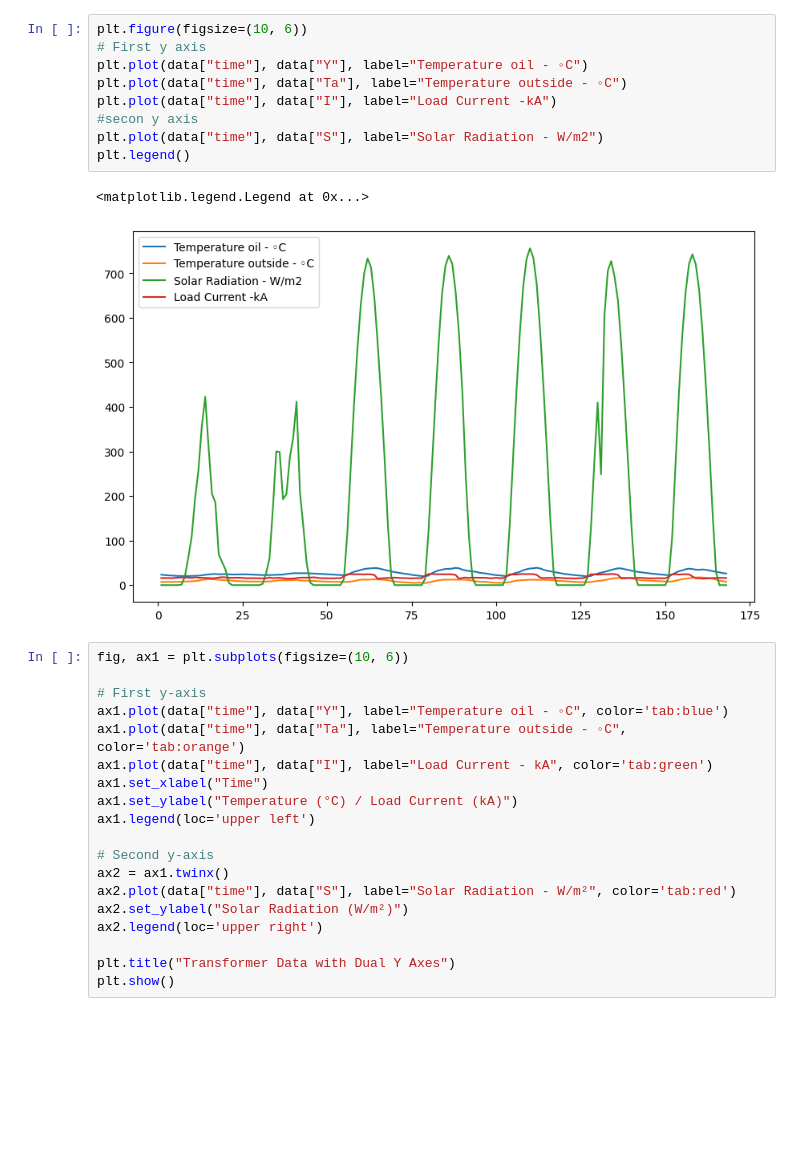
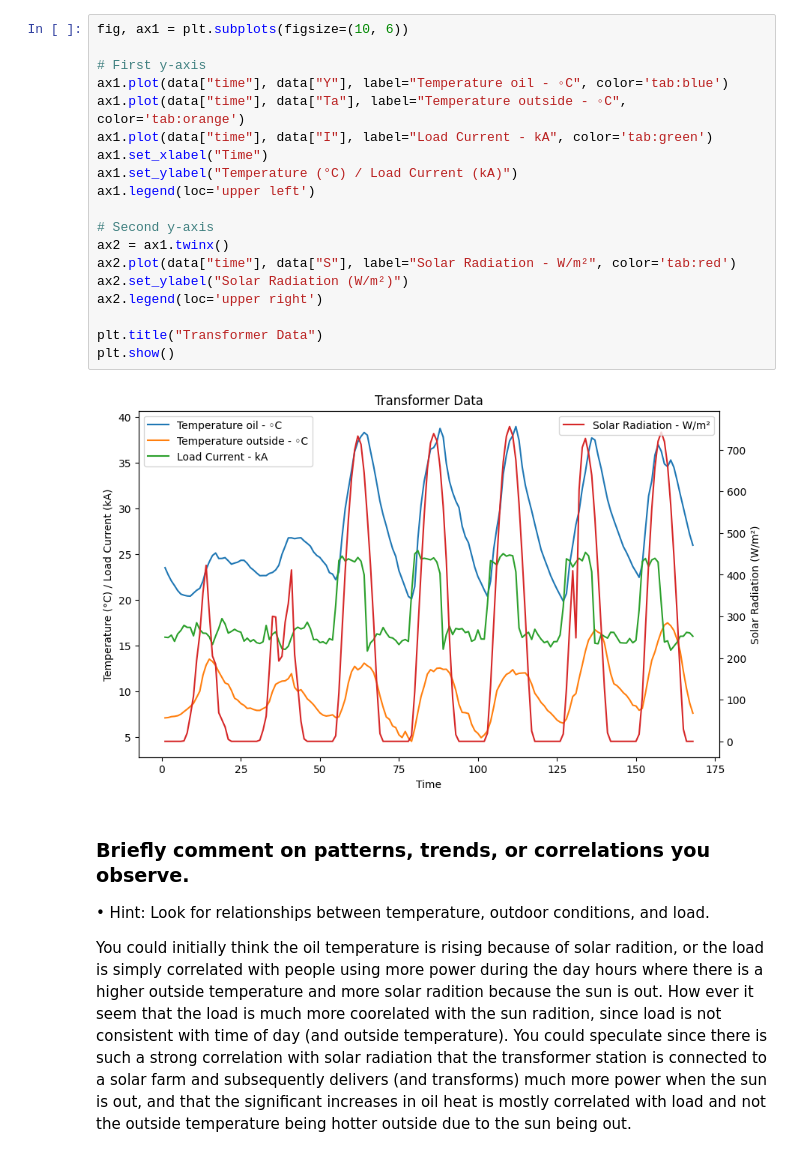
Before and after one commit to luca2618/Timeseries, a Jupyter notebook: assignment4/part2sylvester.ipynb, the cells around one changed output. Cells and saved outputs as stored; diff of their text form; blank space fills up the shorter version.

```diff
--- a/assignment4/part2sylvester.ipynb
+++ b/assignment4/part2sylvester.ipynb
@@ -21,34 +23,29 @@ data
 | 166 | 167 | 27.118660 | 8.700000 | 0.0 | 16.370292 |
 | 167 | 168 | 25.956717 | 7.600000 | 0.0 | 16.007713 |
 168 rows × 5 columns
-# %%
-plt.figure(figsize=(10, 6))
-# First y axis
-plt.plot(data["time"], data["Y"], label="Temperature oil - ◦C")
-plt.plot(data["time"], data["Ta"], label="Temperature outside - ◦C")
-plt.plot(data["time"], data["I"], label="Load Current -kA")
-#secon y axis
-plt.plot(data["time"], data["S"], label="Solar Radiation - W/m2")
-plt.legend()
-# %% [output]
-<matplotlib.legend.Legend at 0x...>
-[figure, removed]
 # %%
 fig, ax1 = plt.subplots(figsize=(10, 6))
 
 # First y-axis
 ax1.plot(data["time"], data["Y"], label="Temperature oil - ◦C", color='tab:blue')
 ax1.plot(data["time"], data["Ta"], label="Temperature outside - ◦C", color='tab:orange')
 ax1.plot(data["time"], data["I"], label="Load Current - kA", color='tab:green')
 ax1.set_xlabel("Time")
 ax1.set_ylabel("Temperature (°C) / Load Current (kA)")
 ax1.legend(loc='upper left')
 
 # Second y-axis
 ax2 = ax1.twinx()
 ax2.plot(data["time"], data["S"], label="Solar Radiation - W/m²", color='tab:red')
 ax2.set_ylabel("Solar Radiation (W/m²)")
 ax2.legend(loc='upper right')
 
-plt.title("Transformer Data with Dual Y Axes")
+plt.title("Transformer Data")
 plt.show()
+# %% [output]
+[figure, added]
+# %% [markdown]
+### Briefly comment on patterns, trends, or correlations you observe.
+• Hint: Look for relationships between temperature, outdoor conditions, and load.
+
+You could initially think the oil temperature is rising because of solar radition, or the load is simply correlated with people using more power during the day hours where there is a higher outside temperature and more solar radition because the sun is out. How ever it seem that the load is much more coorelated with the sun radition, since load is not consistent with time of day (and outside temperature). You could speculate since there is such a strong correlation with solar radiation that the transformer station is connected to a solar farm and subsequently delivers (and transforms) much more power when the sun is out, and that the significant increases in oil heat is mostly correlated with load and not the outside temperature being hotter outside due to the sun being out.
```
Also changed, not shown: parts of 14 cells of this notebook.
